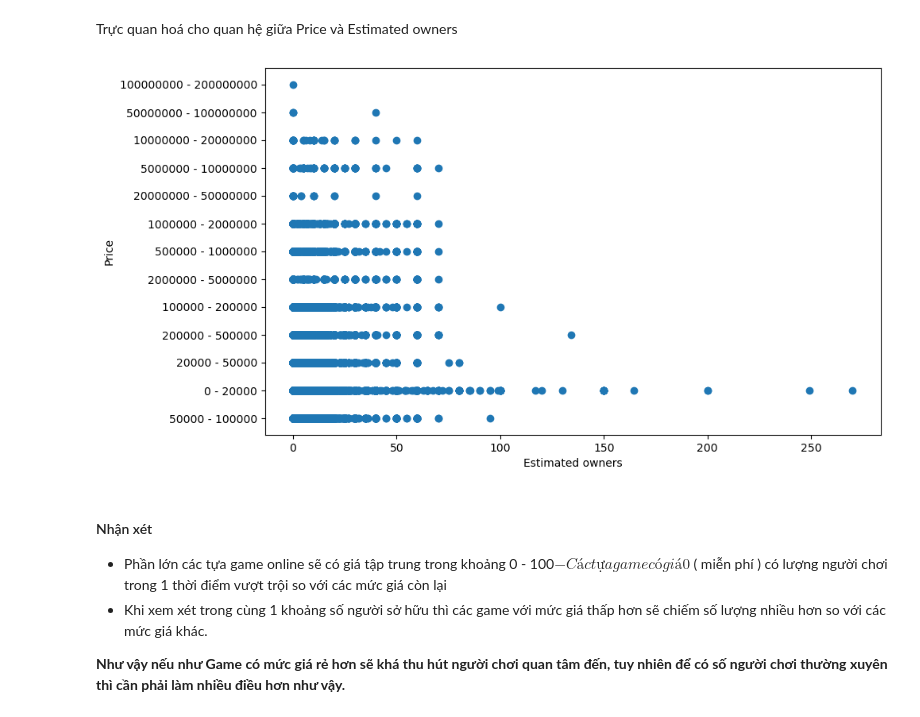
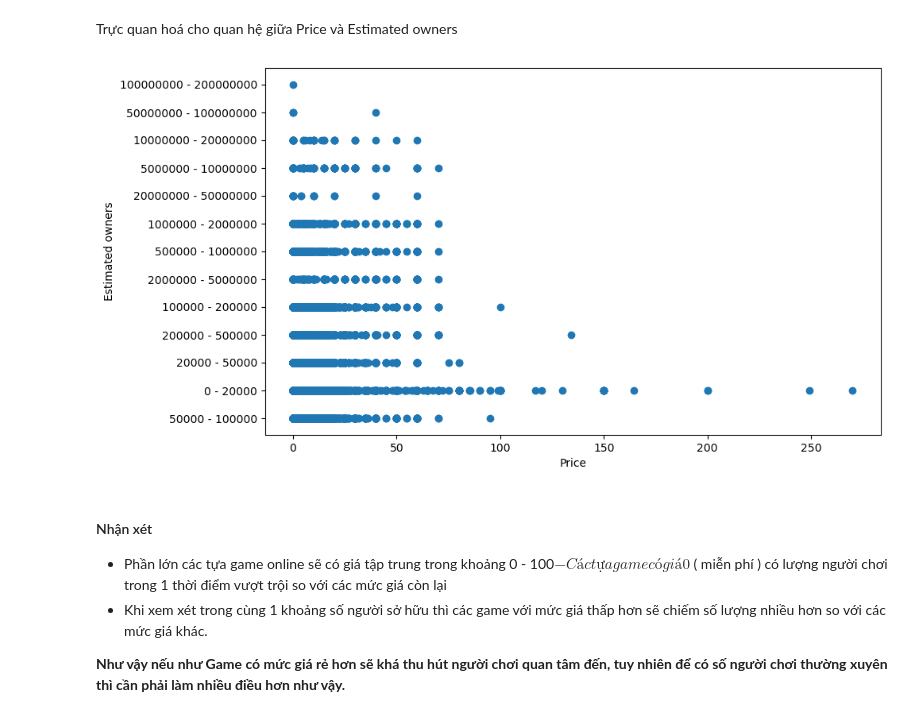
Before and after one commit to NamPhuonn/Final_project_data_science, a Jupyter notebook: final_project.ipynb, the cells around one changed output. Drawn from its saved outputs; the diff is of its cells as text; code cells hidden in the pictures.

```diff
--- a/final_project.ipynb
+++ b/final_project.ipynb
@@ -440,13 +440,13 @@ plt.show()
 Trực quan hoá cho quan hệ giữa Price và Estimated owners
 # %%
 plt.figure(figsize=(10, 6))
-plt.bar(new_df['Price'] , new_df['Estimated owners'])
+plt.scatter(new_df['Price'] , new_df['Estimated owners'])
 #plt.xticks(rotation=45)
-plt.xlabel('Estimated owners')
-plt.ylabel('Price')
+plt.ylabel('Estimated owners')
+plt.xlabel('Price')
 plt.show()
 # %% [output]
-[figure, old version]
+[figure, new version]
 # %% [markdown]
 #### Nhận xét
 - Phần lớn các tựa game online sẽ có giá tập trung trong khoảng 0 - 100$
```
Also changed, not shown: parts of 2 cells of this notebook.
